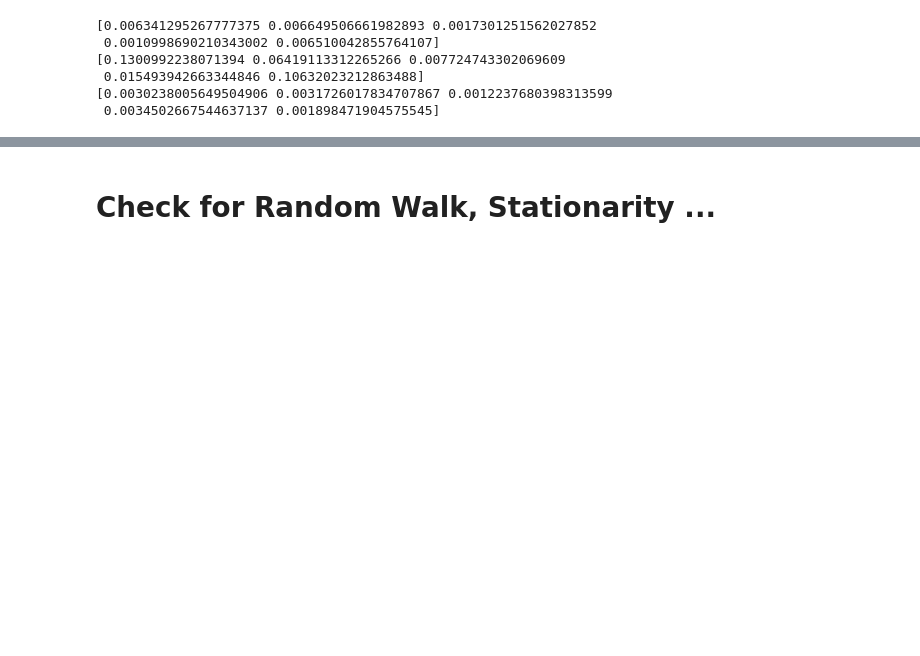
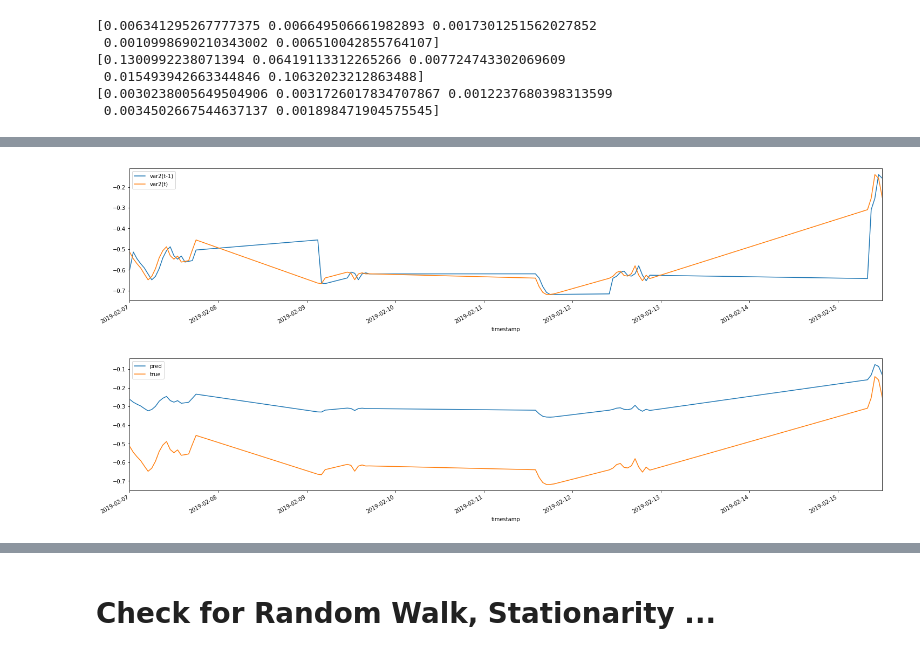
Before and after one commit to GeorgesAlkhouri/golddust, a Jupyter notebook: jupyter/BTW.ipynb, the cells around one changed output, grey strips where cells are left out. Cells and saved outputs as stored; diff of their text form; code cells hidden in the pictures; blank space fills up the shorter version.

```diff
--- a/jupyter/BTW.ipynb
+++ b/jupyter/BTW.ipynb
@@ -1000,0 +1016,5 @@ plot_eval(results_norm[4][3], results_norm[4][-1])
+# %%
+plot_eval(results_pt_norm[0][1], results_pt_norm[0][-2])
+# %% [output]
+[figure, added]
+[figure, added]
```
Also changed, not shown: parts of 19 cells of this notebook, 1 other file.
